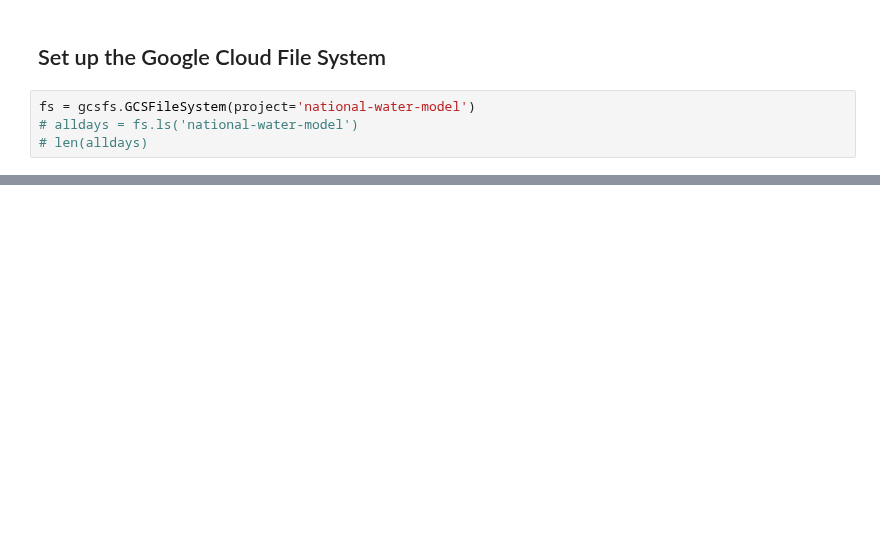
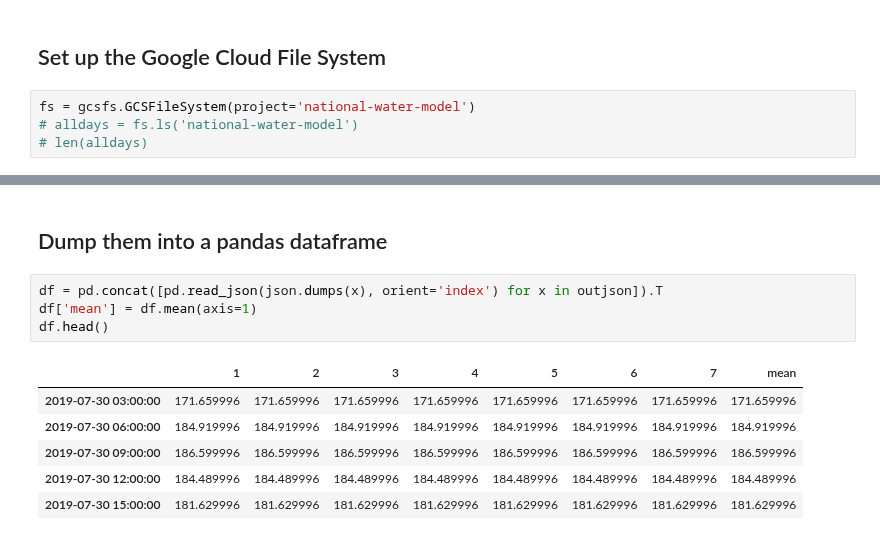
Before and after one commit to Dewberry/fcast, a Jupyter notebook: forecast/MediumRangeForecasts.ipynb, the cells around one changed output, grey strips where cells are left out. Saved outputs shown, nothing was run; the diff lists cells and outputs as text; blank space fills up the shorter version.

```diff
--- a/forecast/MediumRangeForecasts.ipynb
+++ b/forecast/MediumRangeForecasts.ipynb
@@ -174,0 +82,13 @@ plt.show()
+# %% [markdown]
+## Dump them into a pandas dataframe
+# %%
+df = pd.concat([pd.read_json(json.dumps(x), orient='index') for x in outjson]).T
+df['mean'] = df.mean(axis=1)
+df.head()
+# %% [output]
+|  | 1 | 2 | 3 | 4 | 5 | 6 | 7 | mean |
+| 2019-07-30 03:00:00 | 171.659996 | 171.659996 | 171.659996 | 171.659996 | 171.659996 | 171.659996 | 171.659996 | 171.659996 |
+| 2019-07-30 06:00:00 | 184.919996 | 184.919996 | 184.919996 | 184.919996 | 184.919996 | 184.919996 | 184.919996 | 184.919996 |
+| 2019-07-30 09:00:00 | 186.599996 | 186.599996 | 186.599996 | 186.599996 | 186.599996 | 186.599996 | 186.599996 | 186.599996 |
+| 2019-07-30 12:00:00 | 184.489996 | 184.489996 | 184.489996 | 184.489996 | 184.489996 | 184.489996 | 184.489996 | 184.489996 |
+| 2019-07-30 15:00:00 | 181.629996 | 181.629996 | 181.629996 | 181.629996 | 181.629996 | 181.629996 | 181.629996 | 181.629996 |
```
Also changed, not shown: parts of 22 cells of this notebook.
